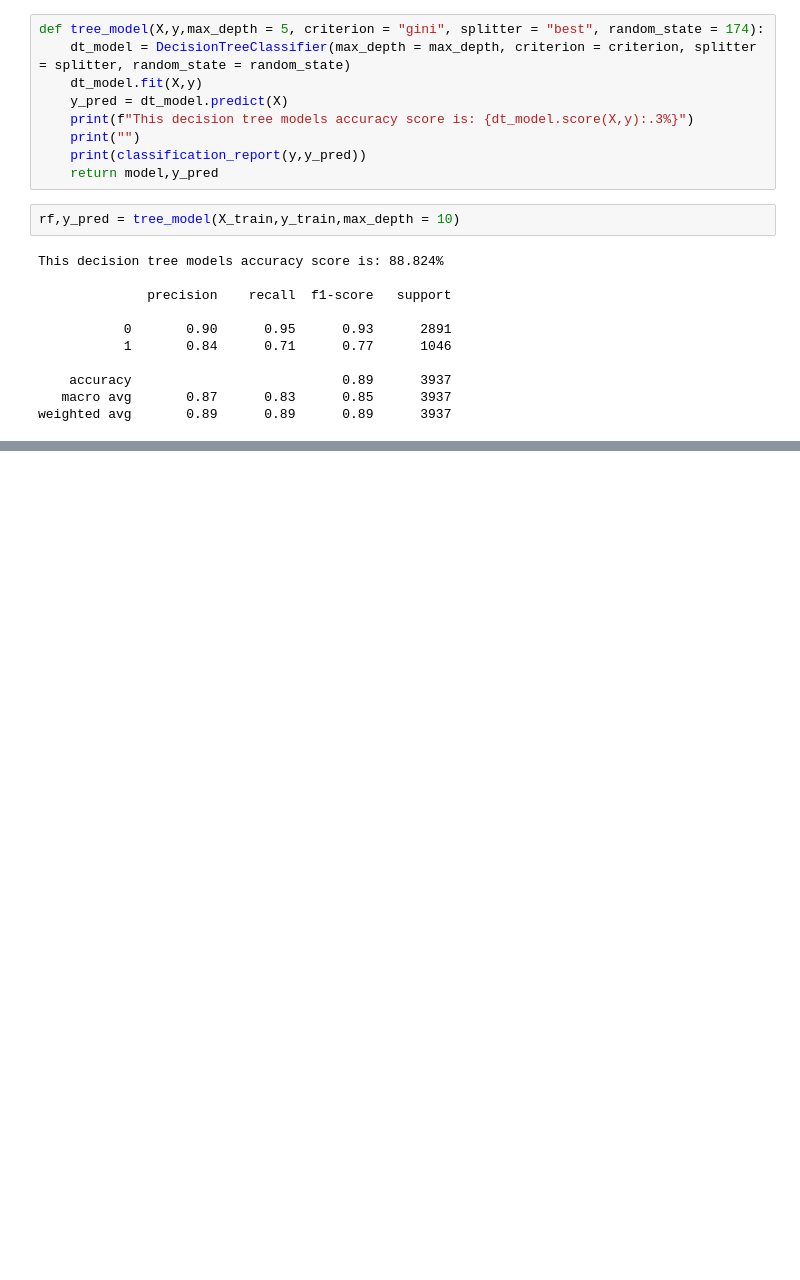
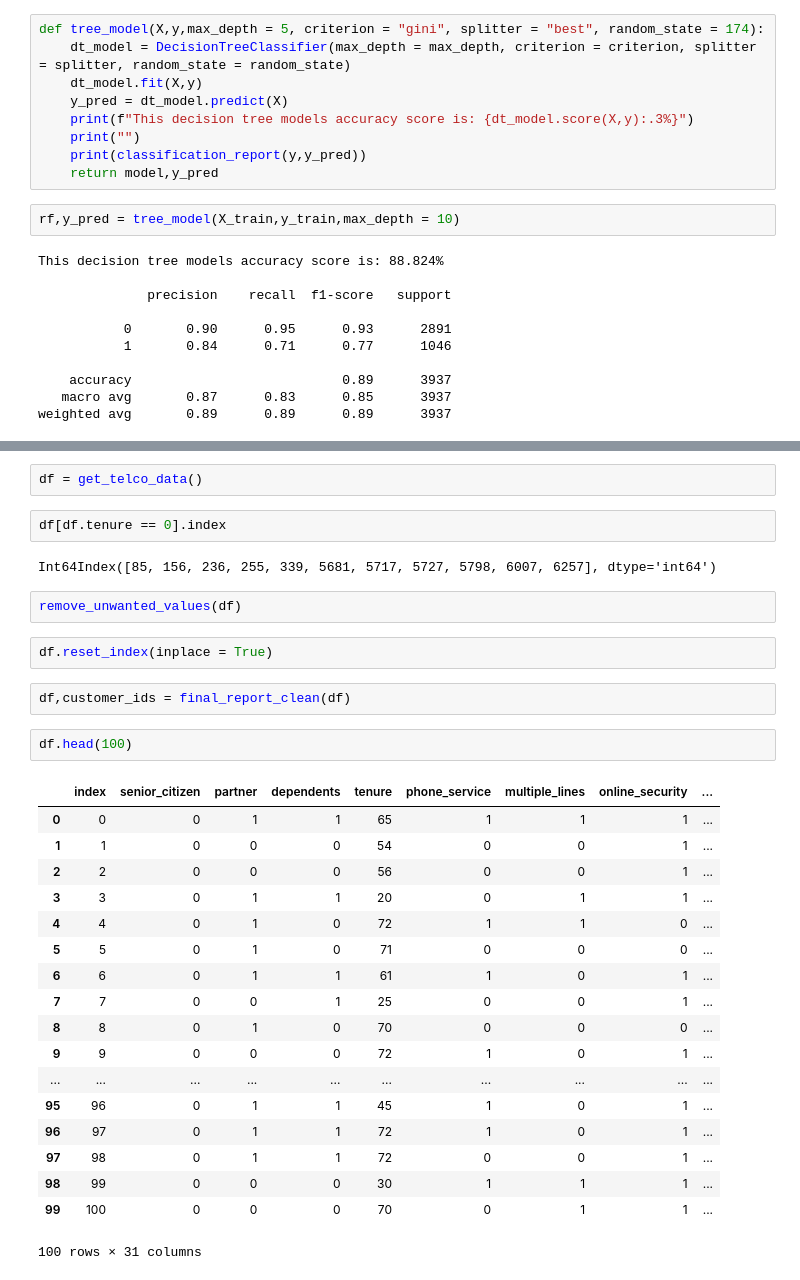
Before and after one commit to JaredVahle/telco_classification_project, a Jupyter notebook: Telco_churn_work_notebook.ipynb, the cells around one changed output, grey strips where cells are left out. Drawn from its saved outputs; the diff is of its cells as text; blank space fills up the shorter version.

```diff
--- a/Telco_churn_work_notebook.ipynb
+++ b/Telco_churn_work_notebook.ipynb
@@ -611,0 +629,33 @@ NameError: name 'get_telco_data' is not defined
+# %%
+df = get_telco_data()
+# %%
+df[df.tenure == 0].index
+# %% [output]
+Int64Index([85, 156, 236, 255, 339, 5681, 5717, 5727, 5798, 6007, 6257], dtype='int64')
+# %%
+remove_unwanted_values(df)
+# %%
+df.reset_index(inplace = True)
+# %%
+df,customer_ids = final_report_clean(df)
+# %%
+df.head(100)
+# %% [output]
+|  | index | senior_citizen | partner | dependents | tenure | phone_service | multiple_lines | online_security | ... |
+| 0 | 0 | 0 | 1 | 1 | 65 | 1 | 1 | 1 | ... |
+| 1 | 1 | 0 | 0 | 0 | 54 | 0 | 0 | 1 | ... |
+| 2 | 2 | 0 | 0 | 0 | 56 | 0 | 0 | 1 | ... |
+| 3 | 3 | 0 | 1 | 1 | 20 | 0 | 1 | 1 | ... |
+| 4 | 4 | 0 | 1 | 0 | 72 | 1 | 1 | 0 | ... |
+| 5 | 5 | 0 | 1 | 0 | 71 | 0 | 0 | 0 | ... |
+| 6 | 6 | 0 | 1 | 1 | 61 | 1 | 0 | 1 | ... |
+| 7 | 7 | 0 | 0 | 1 | 25 | 0 | 0 | 1 | ... |
+| 8 | 8 | 0 | 1 | 0 | 70 | 0 | 0 | 0 | ... |
+| 9 | 9 | 0 | 0 | 0 | 72 | 1 | 0 | 1 | ... |
+| ... | ... | ... | ... | ... | ... | ... | ... | ... | ... |
+| 95 | 96 | 0 | 1 | 1 | 45 | 1 | 0 | 1 | ... |
+| 96 | 97 | 0 | 1 | 1 | 72 | 1 | 0 | 1 | ... |
+| 97 | 98 | 0 | 1 | 1 | 72 | 0 | 0 | 1 | ... |
+| 98 | 99 | 0 | 0 | 0 | 30 | 1 | 1 | 1 | ... |
+| 99 | 100 | 0 | 0 | 0 | 70 | 0 | 1 | 1 | ... |
+100 rows × 31 columns
```
Also changed, not shown: parts of 32 cells of this notebook, 2 other files.
